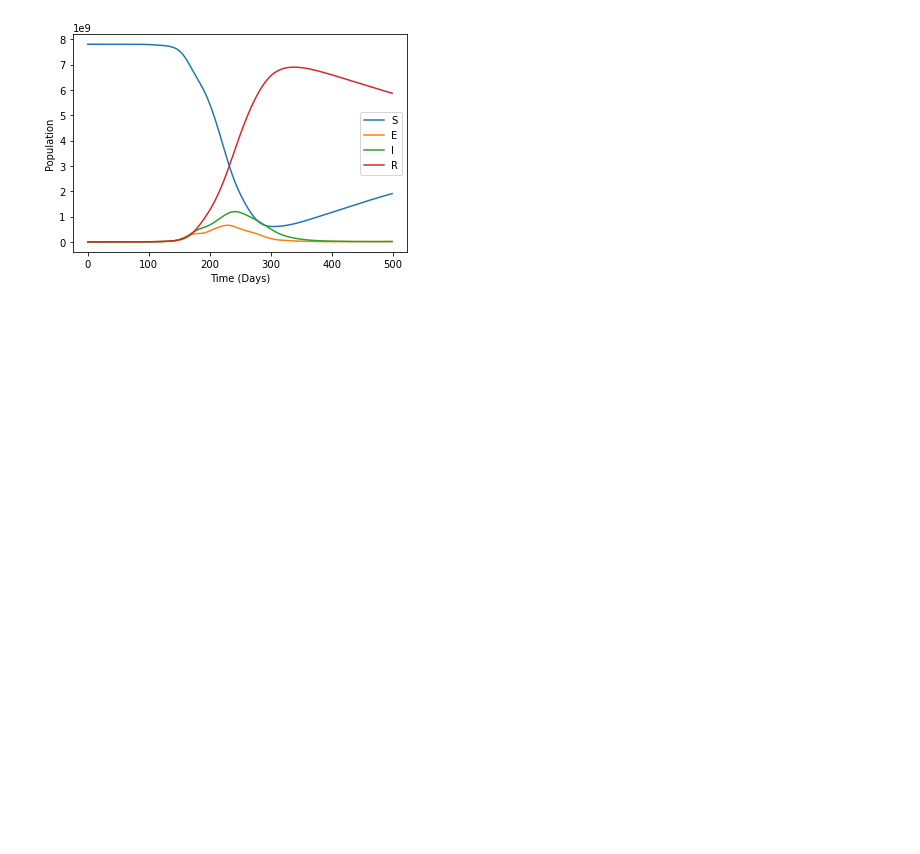
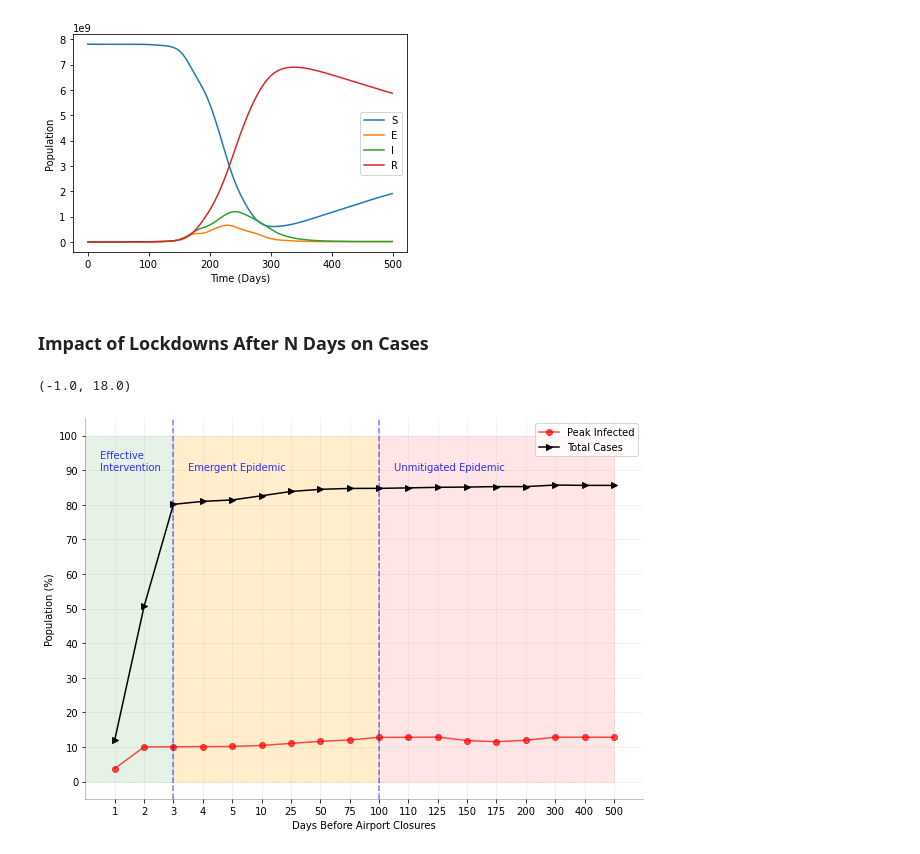
Before and after one commit to hugo1005/A-Model-Based-Approach-To-Assess-Epidemic-Risk, a Jupyter notebook: example.ipynb, the cells around one changed output. Saved outputs shown, nothing was run; the diff lists cells and outputs as text; code cells hidden in the pictures; blank space fills up the shorter version.

```diff
--- a/example.ipynb
+++ b/example.ipynb
@@ -83,6 +84,7 @@ class EpidemicEnvironment:
         # Differential Equation Matrix
         self.B = np.array([[-1*beta, 0, 0, delta],[beta, -1*epsilon, 0,0],[0,epsilon, -1*gamma, 0],[0, 0, gamma, -1*delta]])
         self.B_reduced = np.array([[-1*beta_reduced, 0, 0, delta],[beta_reduced, -1*epsilon, 0,0],[0,epsilon, -1*gamma, 0],[0, 0, gamma, -1*delta]])
+        self.B_zero = np.array([[-1*0, 0, 0, delta],[0, -1*epsilon, 0,0],[0,epsilon, -1*gamma, 0],[0, 0, gamma, -1*delta]])
 
         # Centrality Matrix (N x N)
         # We will refer to it as the 'Diffusion Matrix'
@@ -273,6 +275,10 @@ class EpidemicEnvironment:
             # Computes differential equation (4x4) @ (4,N) => (4,N)
             d_thetas = self.B @ diff_vector
 
+            # Doesnt change anything for communities with insufficient cases
+            insignificant_thetas = (thetas[1,:] < 100) | (thetas[2,:] < 100)
+            d_thetas[:, insignificant_thetas] = self.B_zero @ diff_vector[:, insignificant_thetas]
+
             if self.lockdown_threshold >= 0:
                 pct_infections = thetas[2,:] / self.population_vector_flat
                 actions = pct_infections > self.lockdown_threshold
@@ -454,3 +460,5 @@ plt.ylabel('Population')
 plt.show()
 # %% [output]
 [figure]
+# %% [markdown]
+### Impact of Lockdowns After N Days on Cases
@@ -456,0 +527,36 @@ plt.show()
+# %%
+# Plot
+n_days = len([1,2,3,4,5,10,25,50,75,100,110,125,150,175,200,300,400,500])
+
+plt.figure(figsize=(10,7))
+results_df = pd.DataFrame(results).T
+plt.plot(np.arange(0,results_df.shape[0]), results_df['peak_infections'] * 100, marker='o', c='r', alpha=0.7, label='Peak Infected')
+plt.plot(np.arange(0,results_df.shape[0]), results_df['total_cases'] * 100, marker='>', c='k', label='Total Cases')
+plt.xticks(np.arange(0,results_df.shape[0]),labels=results_df.index)
+plt.yticks(np.arange(0,110,10))
+plt.xlabel('Days Before Airport Closures')
+plt.ylabel('Population (%)')
+plt.legend()
+plt.grid(alpha=0.2)
+ax = plt.gca()
+ax.spines['right'].set_visible(False)
+ax.spines['top'].set_visible(False)
+ax.spines['left'].set_color((0,0,0,0.3))
+ax.spines['bottom'].set_color((0,0,0,0.3))
+
+plt.axvline(2, c='b', linestyle='--', alpha=0.5)
+plt.fill_between(np.arange(2,10,1),100,0, linestyle='--', color='orange',alpha=0.2)
+plt.annotate('Emergent Epidemic',(2.5,90), c='b', alpha = 0.8)
+
+
+plt.axvline(9, c='b', linestyle='--', alpha=0.5)
+plt.fill_between(np.arange(9,n_days,1),100,0, linestyle='--', color='r',alpha=0.1)
+plt.annotate('Unmitigated Epidemic',(9.5,90), c='b', alpha = 0.8)
+
+plt.annotate('Effective\nIntervention',(-.5,90), c='b', alpha = 0.8)
+plt.fill_between(np.arange(-1,3,1),100,0, linestyle='--', color='g',alpha=0.1)
+
+plt.xlim(-1,n_days)
+# %% [output]
+(-1.0, 18.0)
+[figure, added]
```
Also changed, not shown: parts of 2 cells of this notebook.
